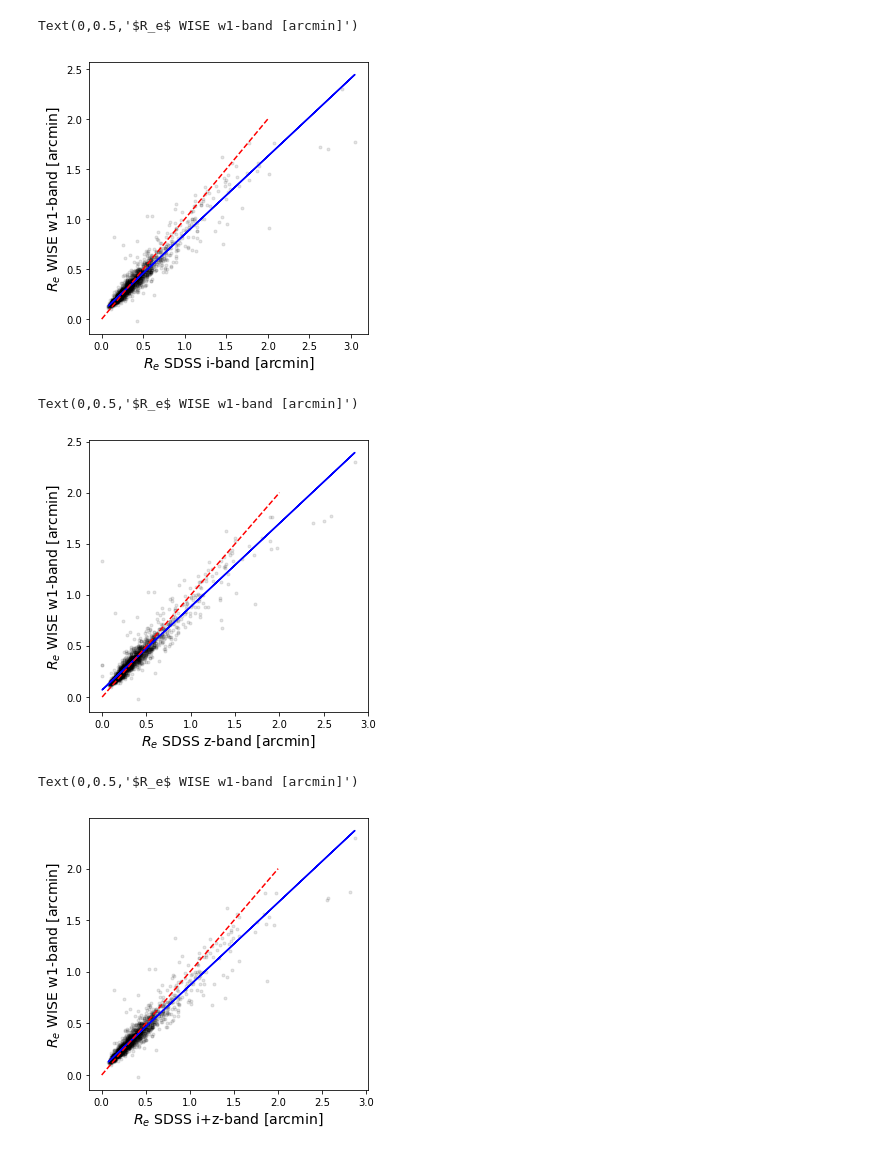
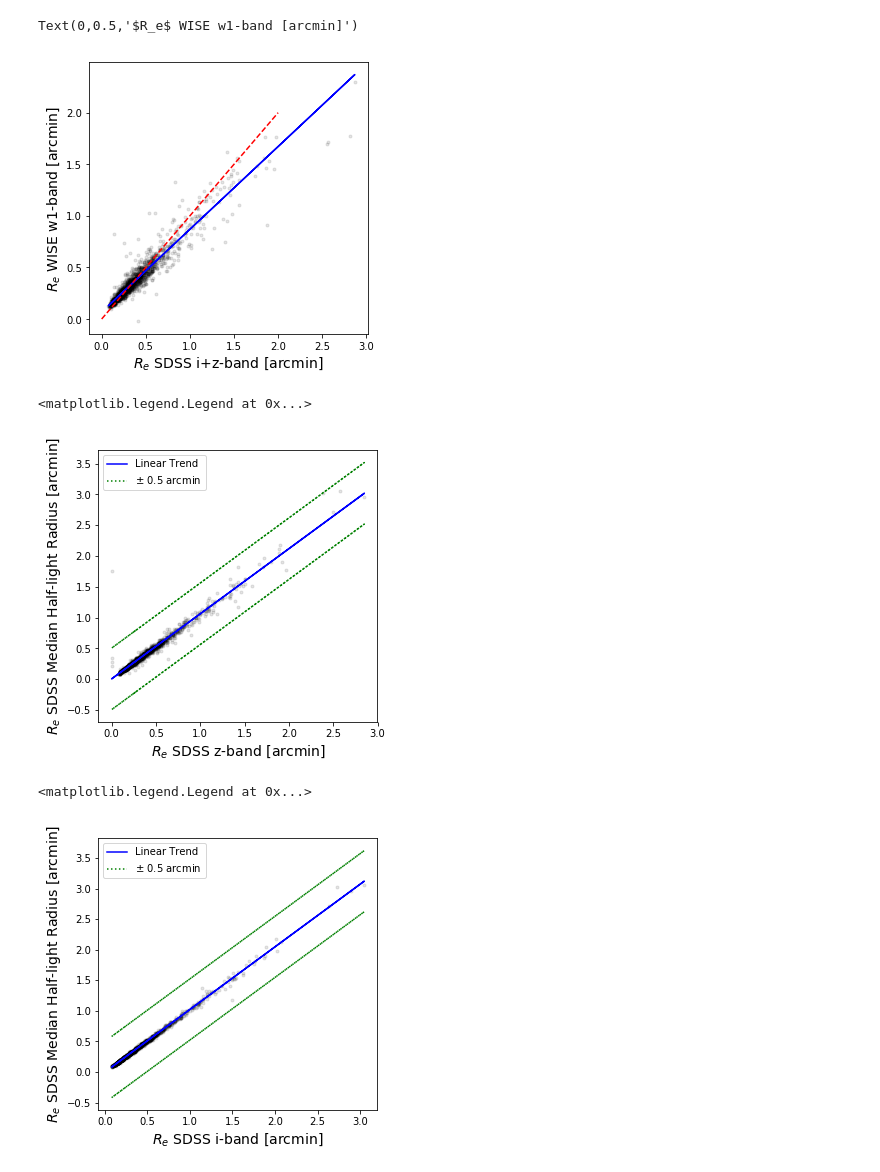
Before and after one commit to jl582/reddening_Ast399, a Jupyter notebook: half_light.ipynb, the cells around one changed output. Drawn from its saved outputs; the diff is of its cells as text; code cells hidden in the pictures.

```diff
--- a/half_light.ipynb
+++ b/half_light.ipynb
@@ -59,42 +94,65 @@ Text(0,0.5,'$R_e$ WISE w1-band [arcmin]')
 # %%
-fit_i, gfitcov = curve_fit(linfit, Re_i, Re_w1, p0=[1, 2])
+fit_i_z, izfitcov = curve_fit(linfit, Re_i_z, Re_w1, p0=[1, 2])
 
-#i vs w1
+#i+z vs w1
 fig = plt.figure(figsize=(5, 5))
-plt.scatter(Re_i, Re_w1, c='k', alpha=0.1, marker='.') # black points
-plt.plot(Re_i, linfit(Re_i, fit_i[0], fit_i[1]), 'b') # blue linear fit
+plt.scatter(Re_i_z, Re_w1, c='k', alpha=0.1, marker='.') # black points
+plt.plot(Re_i_z, linfit(Re_i_z, fit_i_z[0], fit_i_z[1]), 'b') # blue linear fit
 plt.plot([0,2],[0,2], 'r--')    # equality red line
 
-plt.xlabel('$R_e$'+' SDSS i-band [arcmin]', size=14)
+plt.xlabel('$R_e$'+' SDSS i+z-band [arcmin]', size=14)
 plt.ylabel('$R_e$'+' WISE w1-band [arcmin]', size=14)
 # %% [output]
 Text(0,0.5,'$R_e$ WISE w1-band [arcmin]')
-[figure, old version]
+[figure, new version]
+# %%
+###Calculating Re_med
+gri_list = []
+gri_list.append(Re_g)
+gri_list.append(Re_r)
+gri_list.append(Re_i)
+Re_gri = np.array(gri_list).T
+
+for row in Re_medi:
+    row = np.arange(0, 2233, 1)
+    Re_med = np.array(np.median(Re_gri[row,:],axis=1))
+#################################################################
 # %%
-fit_z, gfitcov = curve_fit(linfit, Re_z, Re_w1, p0=[1, 2])
+#Re_med vs Re_z
 
-#z vs w1
+fit_medz, medzfitcov = curve_fit(linfit, Re_z, Re_med, p0=[1, 2])
+
 fig = plt.figure(figsize=(5, 5))
-plt.scatter(Re_z, Re_w1, c='k', alpha=0.1, marker='.') # black points
-plt.plot(Re_z, linfit(Re_z, fit_z[0], fit_z[1]), 'b') # blue linear fit
-plt.plot([0,2],[0,2], 'r--')    # equality red line
+plt.scatter(Re_z, Re_med, c='k', alpha=0.1, marker='.') # black points
+plt.plot(Re_z, linfit(Re_z, fit_medz[0], fit_medz[1]), 'b', label='Linear Trend') # blue linear fit
+plt.plot(Re_z, linfit(Re_z, fit_medz[0], fit_medz[1]+.5), 'g:', label='$\pm$ 0.5 arcmin') # blue linear fit
+plt.plot(Re_z, linfit(Re_z, fit_medz[0], fit_medz[1]-.5), 'g:') # blue linear fit
+
+#plt.plot([0,2],[0,2], 'r--')    # equality red line
+#arange = np.arange(0, 3, 1)
+#plt.plot(arange+.5, arange, 'g--')
+#plt.plot(arange-.5, arange, 'g--')
 
 plt.xlabel('$R_e$'+' SDSS z-band [arcmin]', size=14)
-plt.ylabel('$R_e$'+' WISE w1-band [arcmin]', size=14)
+plt.ylabel('$R_e$'+' SDSS Median Half-light Radius [arcmin]', size=14)
+plt.legend()
 # %% [output]
-Text(0,0.5,'$R_e$ WISE w1-band [arcmin]')
+<matplotlib.legend.Legend at 0x...>
-[figure, old version]
+[figure, new version]
 # %%
-fit_i_z, gfitcov = curve_fit(linfit, Re_i_z, Re_w1, p0=[1, 2])
+#Re_med vs Re_i
 
-#i+z vs w1
+fit_medi, medifitcov = curve_fit(linfit, Re_i, Re_med, p0=[1, 2])
+
 fig = plt.figure(figsize=(5, 5))
-plt.scatter(Re_i_z, Re_w1, c='k', alpha=0.1, marker='.') # black points
-plt.plot(Re_i_z, linfit(Re_i_z, fit_i_z[0], fit_i_z[1]), 'b') # blue linear fit
-plt.plot([0,2],[0,2], 'r--')    # equality red line
+plt.scatter(Re_i, Re_med, c='k', alpha=0.1, marker='.') # black points
+plt.plot(Re_i, linfit(Re_i, fit_medi[0], fit_medi[1]), 'b', label='Linear Trend') # blue linear fit
+plt.plot(Re_i, linfit(Re_i, fit_medi[0], fit_medi[1]+.5), 'g:', label='$\pm$ 0.5 arcmin') # blue linear fit
+plt.plot(Re_i, linfit(Re_i, fit_medi[0], fit_medi[1]-.5), 'g:') # blue linear fit
 
-plt.xlabel('$R_e$'+' SDSS i+z-band [arcmin]', size=14)
-plt.ylabel('$R_e$'+' WISE w1-band [arcmin]', size=14)
+plt.xlabel('$R_e$'+' SDSS i-band [arcmin]', size=14)
+plt.ylabel('$R_e$'+' SDSS Median Half-light Radius [arcmin]', size=14)
+plt.legend()
 # %% [output]
-Text(0,0.5,'$R_e$ WISE w1-band [arcmin]')
+<matplotlib.legend.Legend at 0x...>
-[figure, old version]
+[figure, new version]
```
Also changed, not shown: parts of 7 cells of this notebook.
